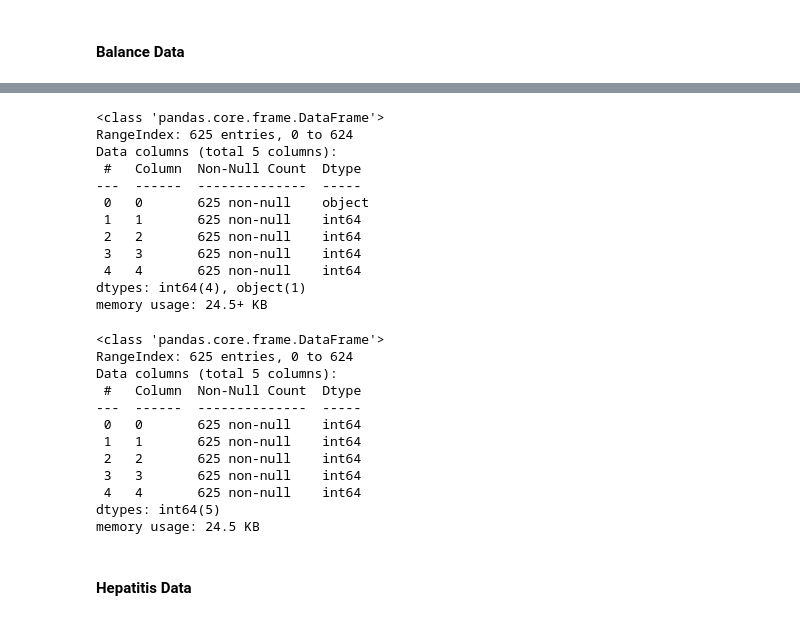
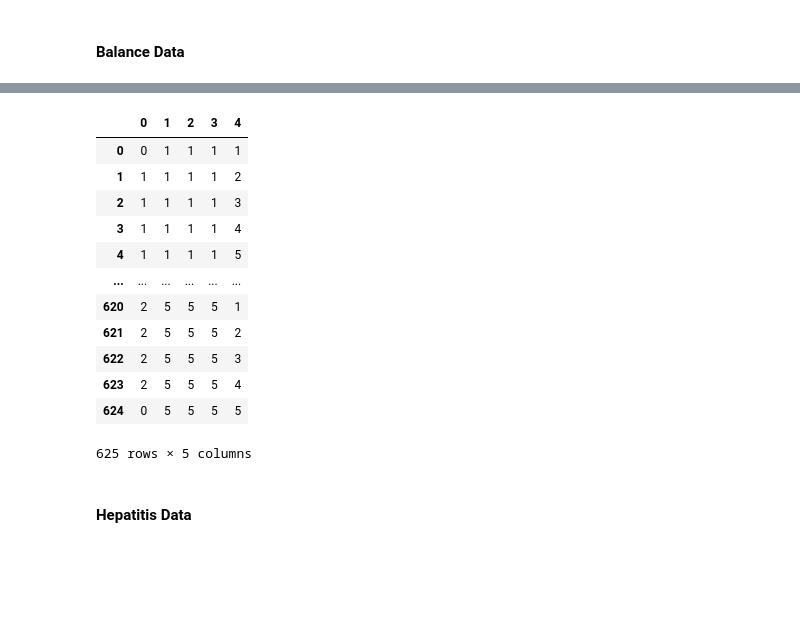
Before and after one commit to zoisboukouvalas/MachineLearningEvaluation_TowardsReliableResponsibleAI, a Jupyter notebook: Part_II/Chapter-6-Statistical-Significance/StatisticalSignificance_SO.ipynb, the cells around one changed output, grey strips where cells are left out. Drawn from its saved outputs; the diff is of its cells as text; code cells hidden in the pictures; blank space fills up the shorter version.

```diff
--- a/Part_II/Chapter-6-Statistical-Significance/StatisticalSignificance_SO.ipynb
+++ b/Part_II/Chapter-6-Statistical-Significance/StatisticalSignificance_SO.ipynb
@@ -229,35 +101,21 @@ balance_data.head()
-# %%
-balance_data.info()
-# %% [output]
-<class 'pandas.core.frame.DataFrame'>
-RangeIndex: 625 entries, 0 to 624
-Data columns (total 5 columns):
- #   Column  Non-Null Count  Dtype
----  ------  --------------  -----
- 0   0       625 non-null    object
- 1   1       625 non-null    int64
- 2   2       625 non-null    int64
- 3   3       625 non-null    int64
- 4   4       625 non-null    int64
-dtypes: int64(4), object(1)
-memory usage: 24.5+ KB
-# %%
-#Convert the target variable into numbers
-balance_data.iloc[:, 0] = balance_data.iloc[:, 0].apply(lambda x: 0 if x == 'B' else (1 if x == 'R' else 2))
-balance_data.info()
-# %% [output]
-<class 'pandas.core.frame.DataFrame'>
-RangeIndex: 625 entries, 0 to 624
-Data columns (total 5 columns):
- #   Column  Non-Null Count  Dtype
----  ------  --------------  -----
- 0   0       625 non-null    int64
- 1   1       625 non-null    int64
- 2   2       625 non-null    int64
- 3   3       625 non-null    int64
- 4   4       625 non-null    int64
-dtypes: int64(5)
-memory usage: 24.5 KB
+# %%
+balance_data = pd.read_csv("https://raw.githubusercontent.com/zoisboukouvalas/MachineLearningEvaluation_SecondEdition/main/Part_II/data/clean_balance_data.csv?token=GHSAT0AAAAAAB6ALPEIPSBHZEZ7E36MXCMIZCGVHJQ")
+# %%
+balance_data
+# %% [output]
+|  | 0 | 1 | 2 | 3 | 4 |
+| 0 | 0 | 1 | 1 | 1 | 1 |
+| 1 | 1 | 1 | 1 | 1 | 2 |
+| 2 | 1 | 1 | 1 | 1 | 3 |
+| 3 | 1 | 1 | 1 | 1 | 4 |
+| 4 | 1 | 1 | 1 | 1 | 5 |
+| ... | ... | ... | ... | ... | ... |
+| 620 | 2 | 5 | 5 | 5 | 1 |
+| 621 | 2 | 5 | 5 | 5 | 2 |
+| 622 | 2 | 5 | 5 | 5 | 3 |
+| 623 | 2 | 5 | 5 | 5 | 4 |
+| 624 | 0 | 5 | 5 | 5 | 5 |
+625 rows × 5 columns
 # %%
 X_2 = balance_data.iloc[:,1:]
 y_2 = balance_data.iloc[:,0]
```
Also changed, not shown: parts of 65 cells of this notebook, 1 other file.
